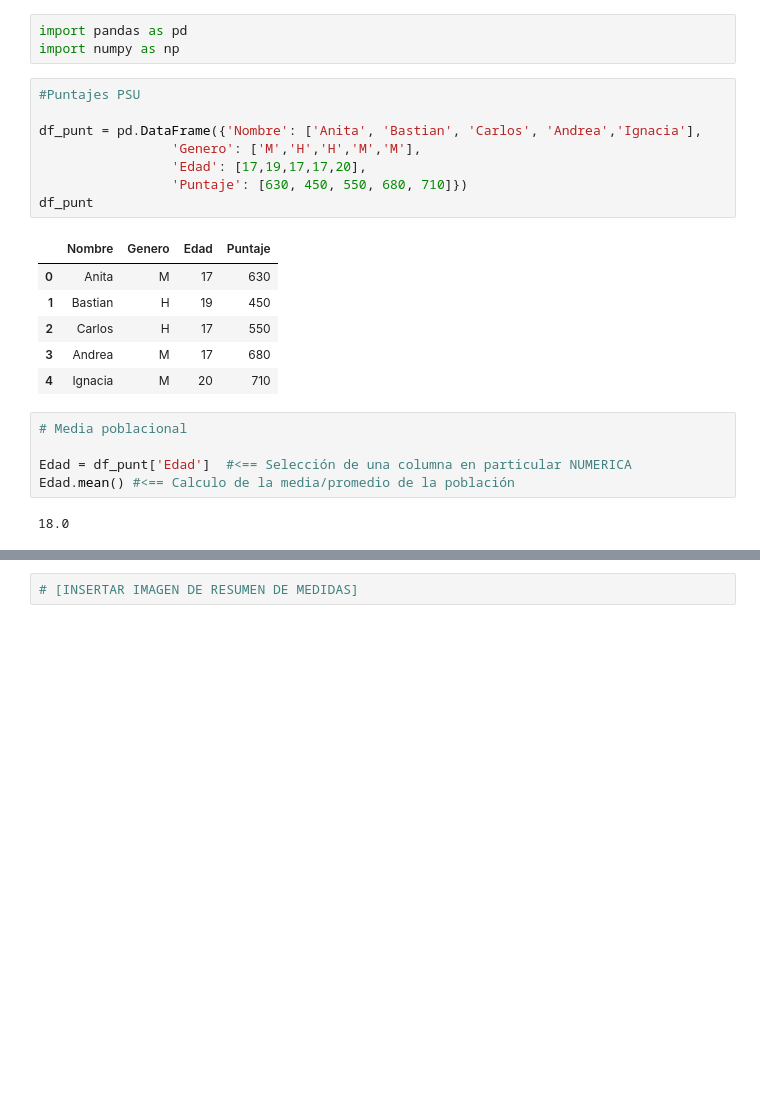
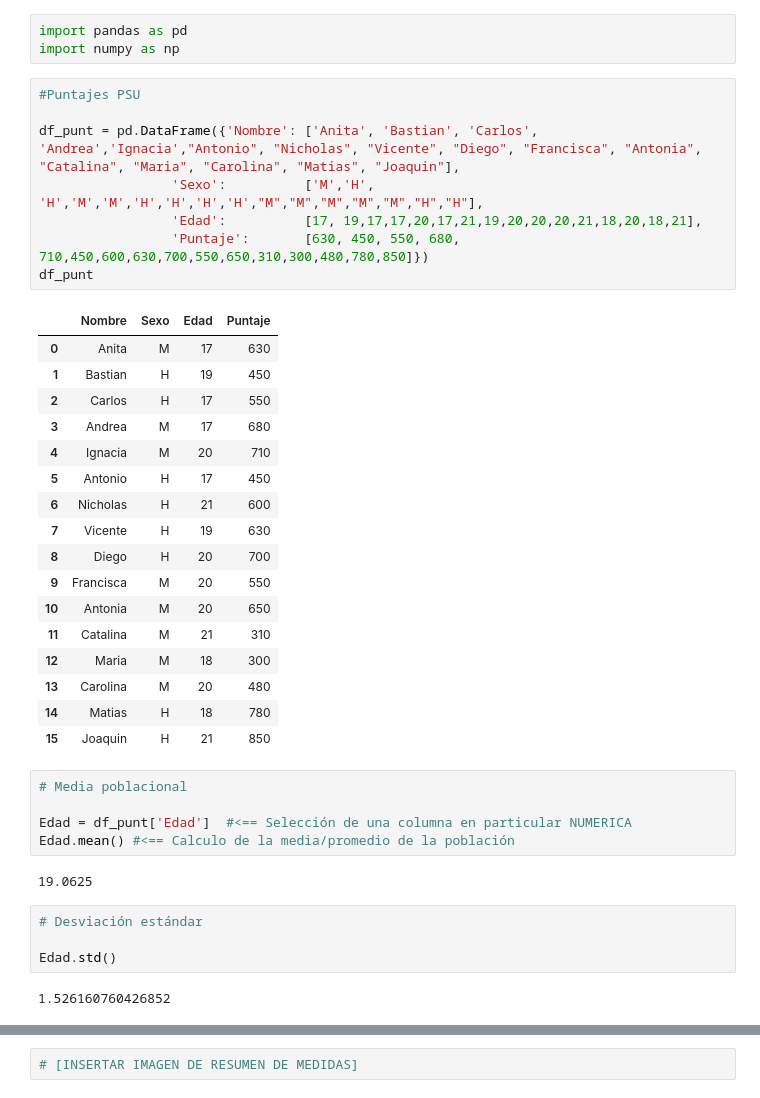
Before and after one commit to BrunoJReyes/AyudantiasTICS314-2022-2, a Jupyter notebook: Ayudantía-n°4-Test-de-hipótesis.ipynb, the cells around one changed output, grey strips where cells are left out. Drawn from its saved outputs; the diff is of its cells as text; blank space fills up the shorter version.

```diff
--- a/Ayudantía-n°4-Test-de-hipótesis.ipynb
+++ b/Ayudantía-n°4-Test-de-hipótesis.ipynb
@@ -22,25 +22,42 @@ import numpy as np
 # %%
 #Puntajes PSU
 
-df_punt = pd.DataFrame({'Nombre': ['Anita', 'Bastian', 'Carlos', 'Andrea','Ignacia'],
-                 'Genero': ['M','H','H','M','M'],
-                 'Edad': [17,19,17,17,20],
-                 'Puntaje': [630, 450, 550, 680, 710]})
+df_punt = pd.DataFrame({'Nombre': ['Anita', 'Bastian', 'Carlos', 'Andrea','Ignacia',"Antonio", "Nicholas", "Vicente", "Diego", "Francisca", "Antonia", "Catalina", "Maria", "Carolina", "Matias", "Joaquin"],
+                 'Sexo':          ['M','H', 'H','M','M','H','H','H','H',"M","M","M","M","M","H","H"],
+                 'Edad':          [17, 19,17,17,20,17,21,19,20,20,20,21,18,20,18,21],
+                 'Puntaje':       [630, 450, 550, 680, 710,450,600,630,700,550,650,310,300,480,780,850]})
 df_punt
 # %% [output]
-|  | Nombre | Genero | Edad | Puntaje |
+|  | Nombre | Sexo | Edad | Puntaje |
 | 0 | Anita | M | 17 | 630 |
 | 1 | Bastian | H | 19 | 450 |
 | 2 | Carlos | H | 17 | 550 |
 | 3 | Andrea | M | 17 | 680 |
 | 4 | Ignacia | M | 20 | 710 |
+| 5 | Antonio | H | 17 | 450 |
+| 6 | Nicholas | H | 21 | 600 |
+| 7 | Vicente | H | 19 | 630 |
+| 8 | Diego | H | 20 | 700 |
+| 9 | Francisca | M | 20 | 550 |
+| 10 | Antonia | M | 20 | 650 |
+| 11 | Catalina | M | 21 | 310 |
+| 12 | Maria | M | 18 | 300 |
+| 13 | Carolina | M | 20 | 480 |
+| 14 | Matias | H | 18 | 780 |
+| 15 | Joaquin | H | 21 | 850 |
 # %%
 # Media poblacional
 
 Edad = df_punt['Edad']  #<== Selección de una columna en particular NUMERICA
 Edad.mean() #<== Calculo de la media/promedio de la población
 # %% [output]
-18.0
+19.0625
+# %%
+# Desviación estándar
+
+Edad.std()
+# %% [output]
+1.526160760426852
 # %%
 #También puede calcular el valor acumulado: (Ignorar el valor NAN)
 
```
Also changed, not shown: parts of 25 cells of this notebook.
